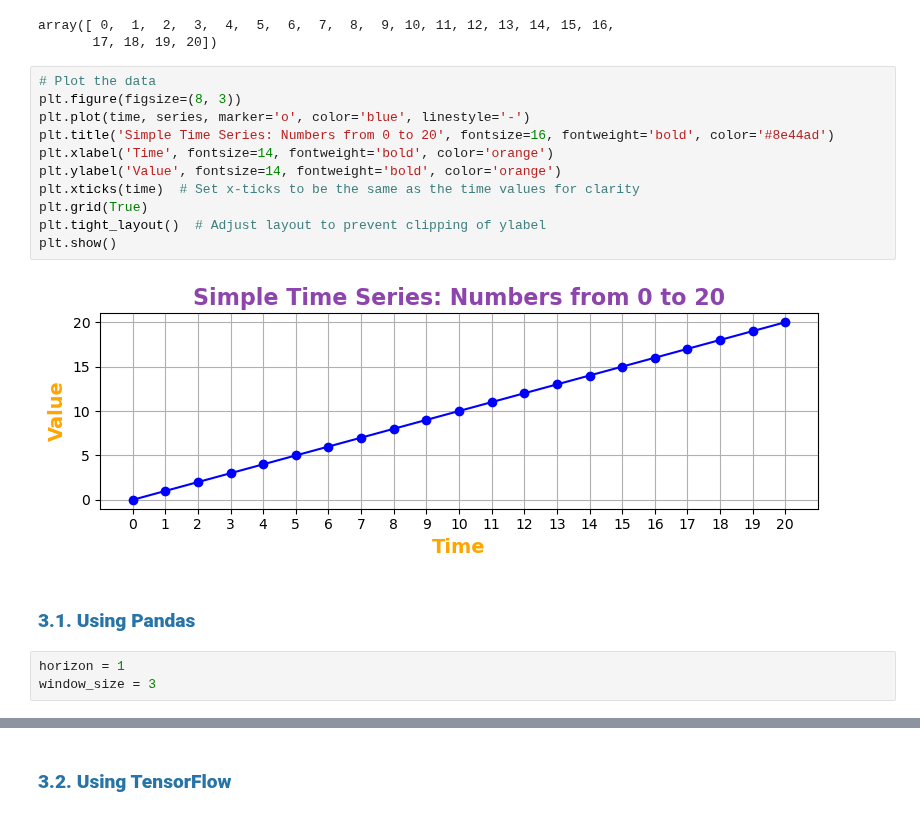
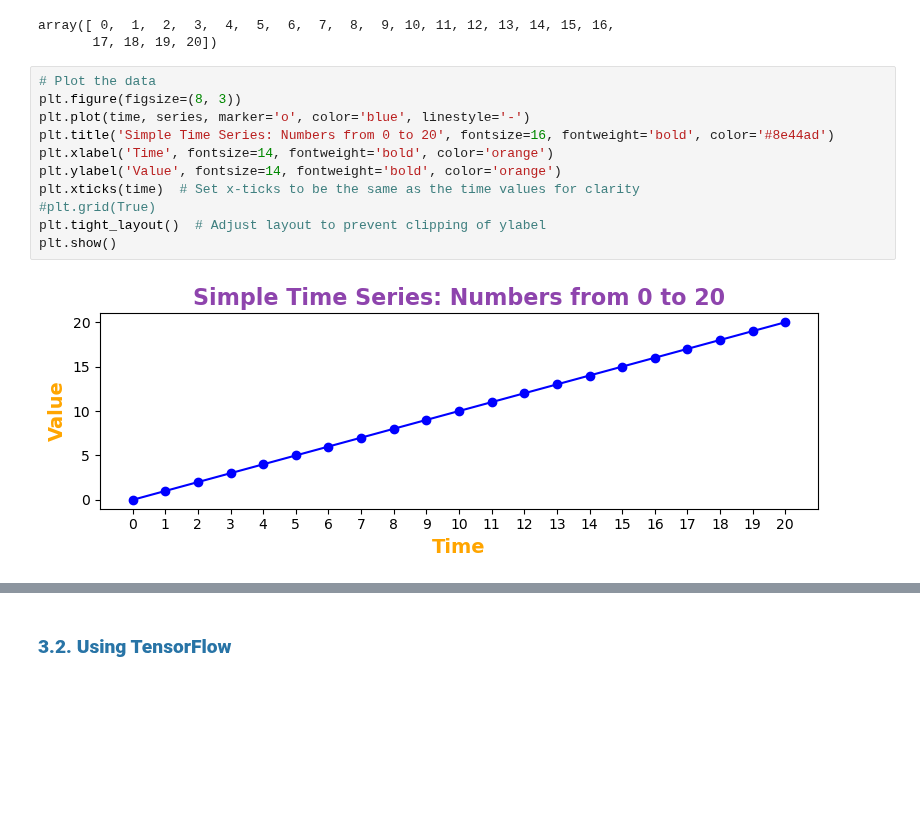
Before and after one commit to MNGARCIA085/Time-Series-with-Deep-Leaning, a Jupyter notebook: Base/Windowing a dataset.ipynb, the cells around one changed output, grey strips where cells are left out. Saved outputs shown, nothing was run; the diff lists cells and outputs as text; blank space fills up the shorter version.

Commit message:
windowing

```diff
--- a/Base/Windowing a dataset.ipynb
+++ b/Base/Windowing a dataset.ipynb
@@ -59,19 +64,13 @@ array([ 0,  1,  2,  3,  4,  5,  6,  7,  8,  9, 10, 11, 12, 13, 14, 15, 16,
 # %%
 # Plot the data
 plt.figure(figsize=(8, 3))
 plt.plot(time, series, marker='o', color='blue', linestyle='-')
 plt.title('Simple Time Series: Numbers from 0 to 20', fontsize=16, fontweight='bold', color='#8e44ad')
 plt.xlabel('Time', fontsize=14, fontweight='bold', color='orange')
 plt.ylabel('Value', fontsize=14, fontweight='bold', color='orange')
 plt.xticks(time)  # Set x-ticks to be the same as the time values for clarity
-plt.grid(True)
+#plt.grid(True)
 plt.tight_layout()  # Adjust layout to prevent clipping of ylabel
 plt.show()
 # %% [output]
-[figure, old version]
+[figure, new version]
-# %% [markdown]
-<a name="3.1"></a>
-### <font color='#2874a6'> <b> 3.1. Using Pandas </font> </b>
-# %%
-horizon = 1
-window_size = 3
```
Also changed, not shown: parts of 48 cells of this notebook.
